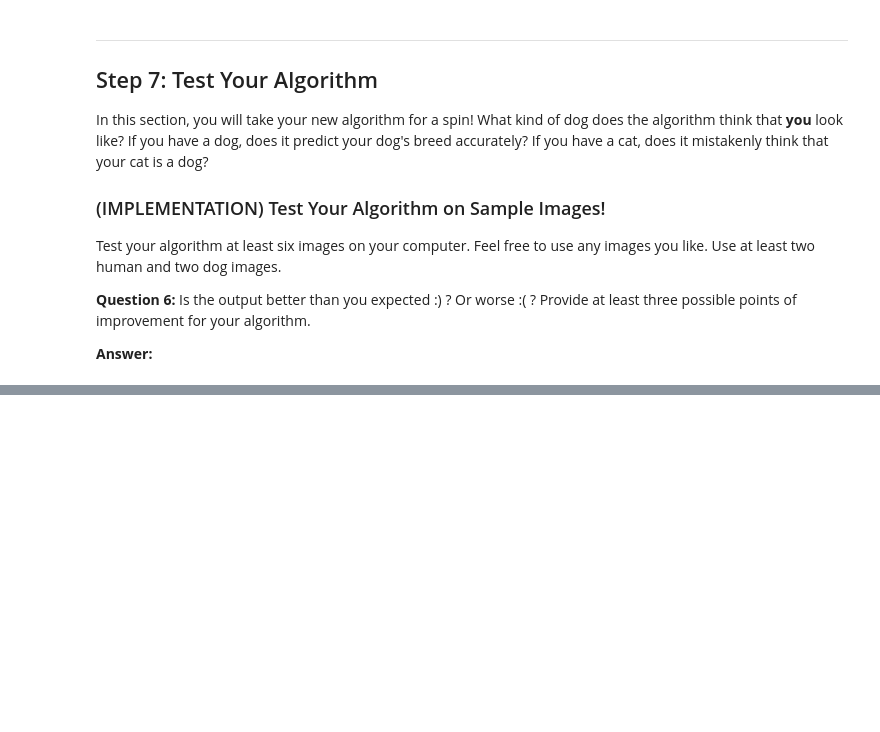
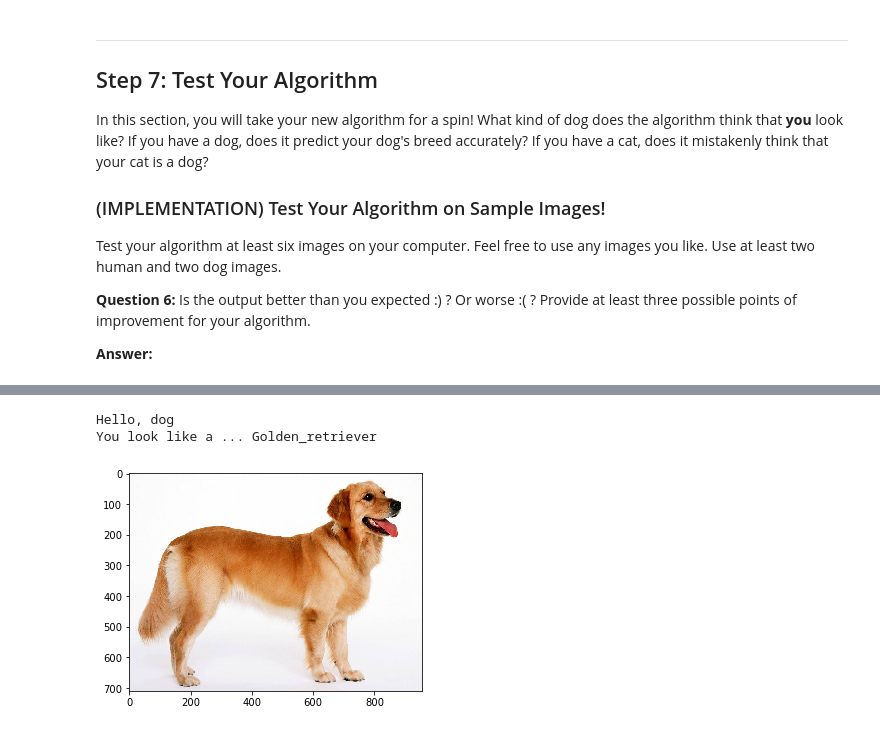
Before and after one commit to alexandergorskih/dog-project, a Jupyter notebook: dog_app.ipynb, the cells around one changed output, grey strips where cells are left out. Cells and saved outputs as stored; diff of their text form; code cells hidden in the pictures; blank space fills up the shorter version.

```diff
--- a/dog_app.ipynb
+++ b/dog_app.ipynb
@@ -578,0 +773,6 @@ __Answer:__
+# %%
+analyze('my_images/3.jpg')
+# %% [output]
+Hello, dog
+You look like a ... Golden_retriever
+[figure, added]
```
Also changed, not shown: parts of 29 cells of this notebook.
